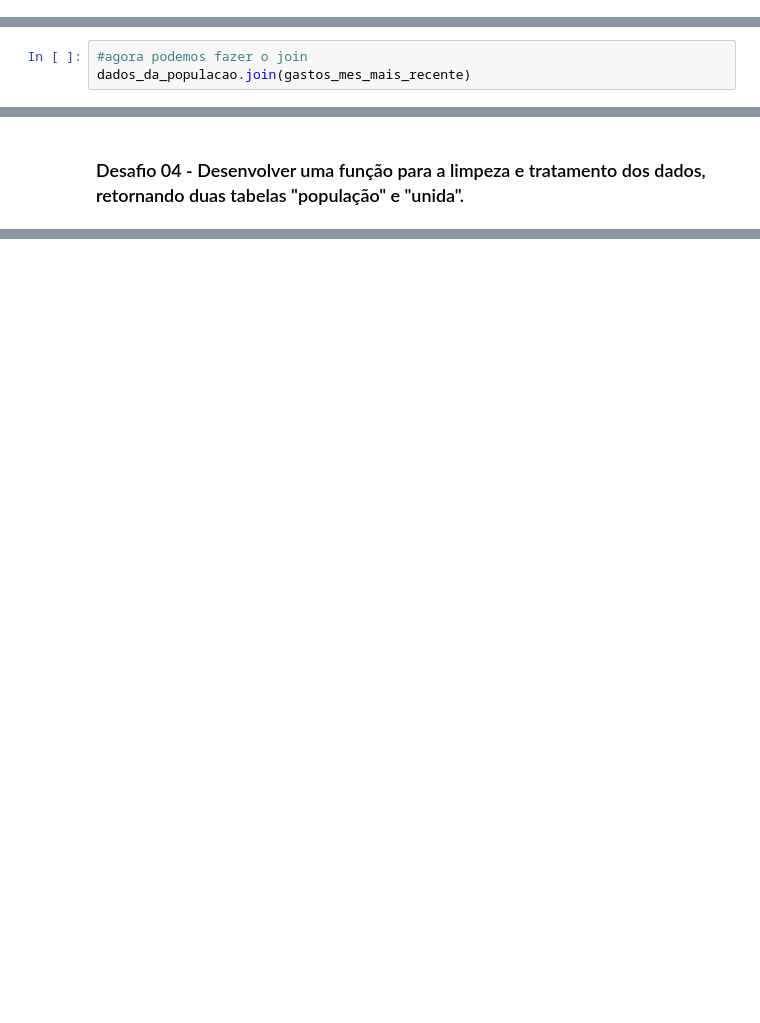
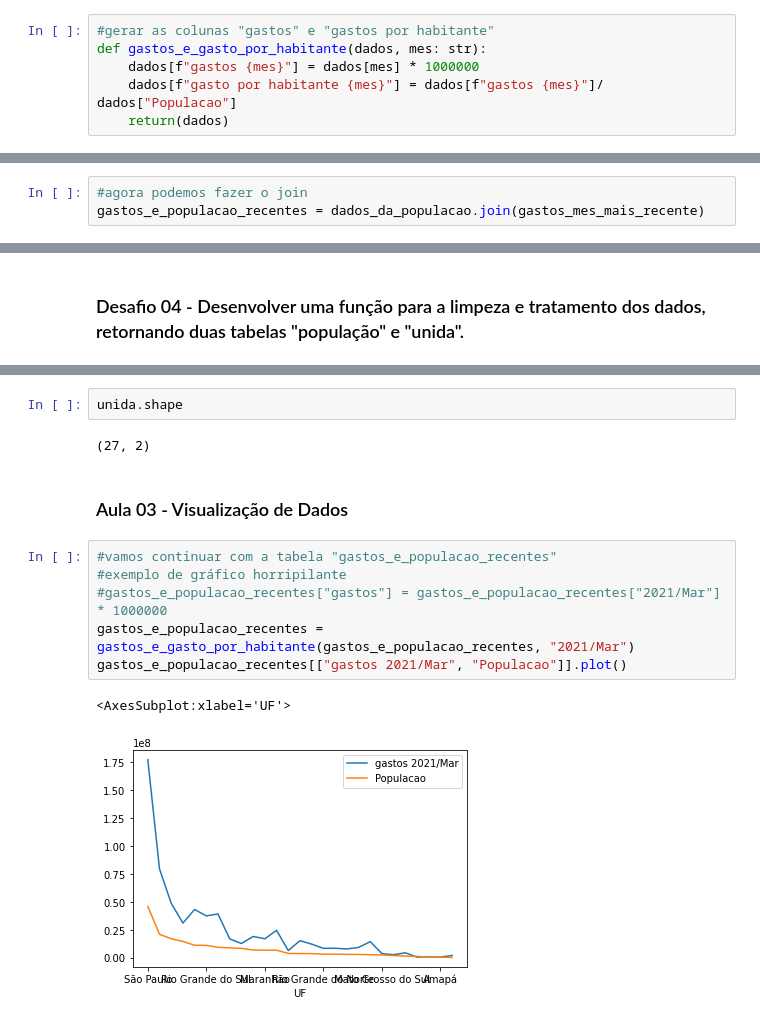
Before and after one commit to cmattosr/bootcampDS_Mod02, a Jupyter notebook: BootcampDataScience_Mod02.ipynb, the cells around one changed output, grey strips where cells are left out. Drawn from its saved outputs; the diff is of its cells as text; blank space fills up the shorter version.

Commit message:
aula03

```diff
--- a/BootcampDataScience_Mod02.ipynb
+++ b/BootcampDataScience_Mod02.ipynb
@@ -21,3 +50,9 @@
+# %%
+#gerar as colunas "gastos" e "gastos por habitante"
+def gastos_e_gasto_por_habitante(dados, mes: str):
+    dados[f"gastos {mes}"] = dados[mes] * 1000000
+    dados[f"gasto por habitante {mes}"] = dados[f"gastos {mes}"]/ dados["Populacao"]
+    return(dados)
 # %% [markdown]
 ### Aula 01
 # %%
@@ -832,4 +869,4 @@ Index(['São Paulo', 'Minas Gerais', 'Rio de Janeiro', 'Bahia', 'Paraná',
       dtype='object', name='UF')
 # %%
 #agora podemos fazer o join
-dados_da_populacao.join(gastos_mes_mais_recente)
+gastos_e_populacao_recentes = dados_da_populacao.join(gastos_mes_mais_recente)
@@ -856,0 +926,15 @@ dados_da_populacao.join(gastos_mes_mais_recente)
+# %%
+unida.shape
+# %% [output]
+(27, 2)
+# %% [markdown]
+### Aula 03 - Visualização de Dados
+# %%
+#vamos continuar com a tabela "gastos_e_populacao_recentes"
+#exemplo de gráfico horripilante
+#gastos_e_populacao_recentes["gastos"] = gastos_e_populacao_recentes["2021/Mar"] * 1000000
+gastos_e_populacao_recentes = gastos_e_gasto_por_habitante(gastos_e_populacao_recentes, "2021/Mar")
+gastos_e_populacao_recentes[["gastos 2021/Mar", "Populacao"]].plot()
+# %% [output]
+<AxesSubplot:xlabel='UF'>
+[figure, added]
```
Also changed, not shown: parts of 31 cells of this notebook.
